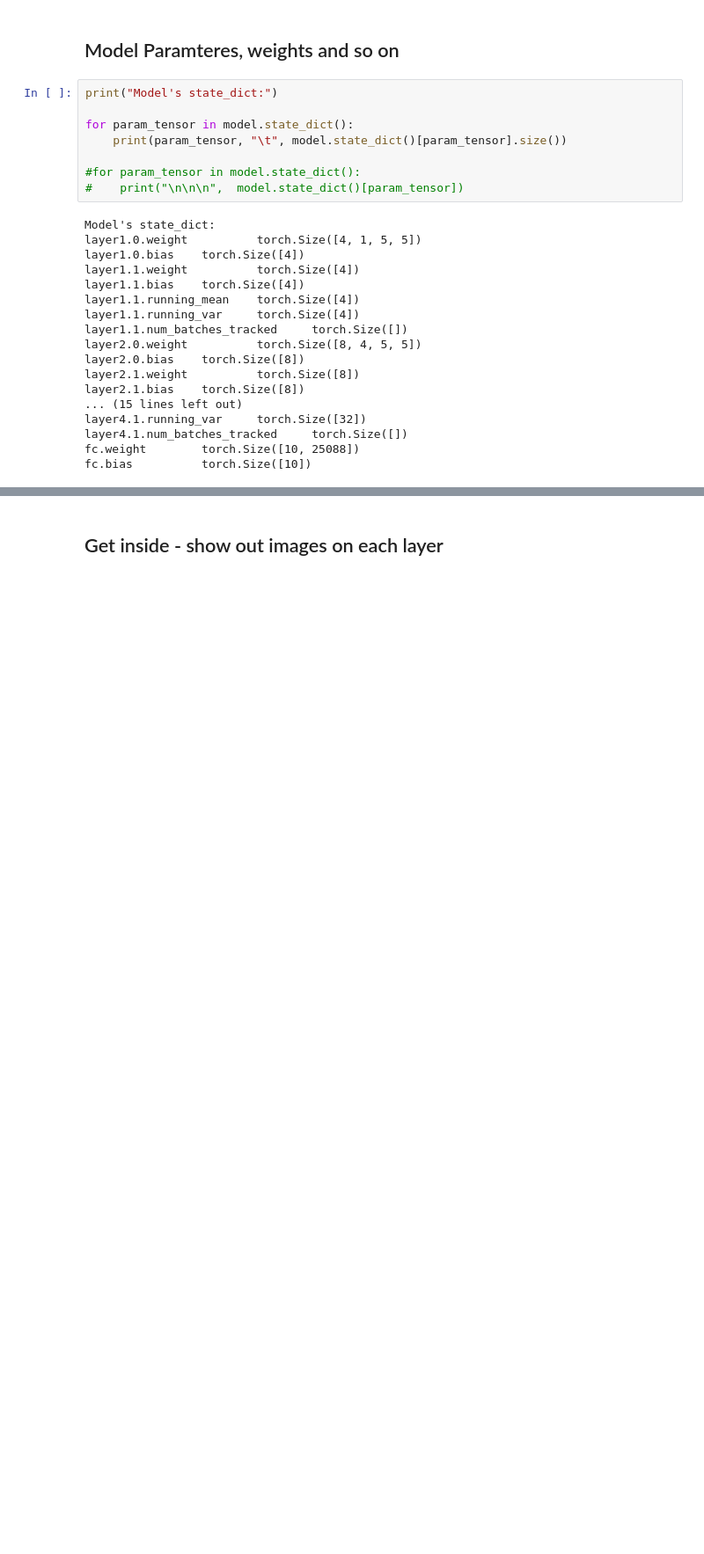
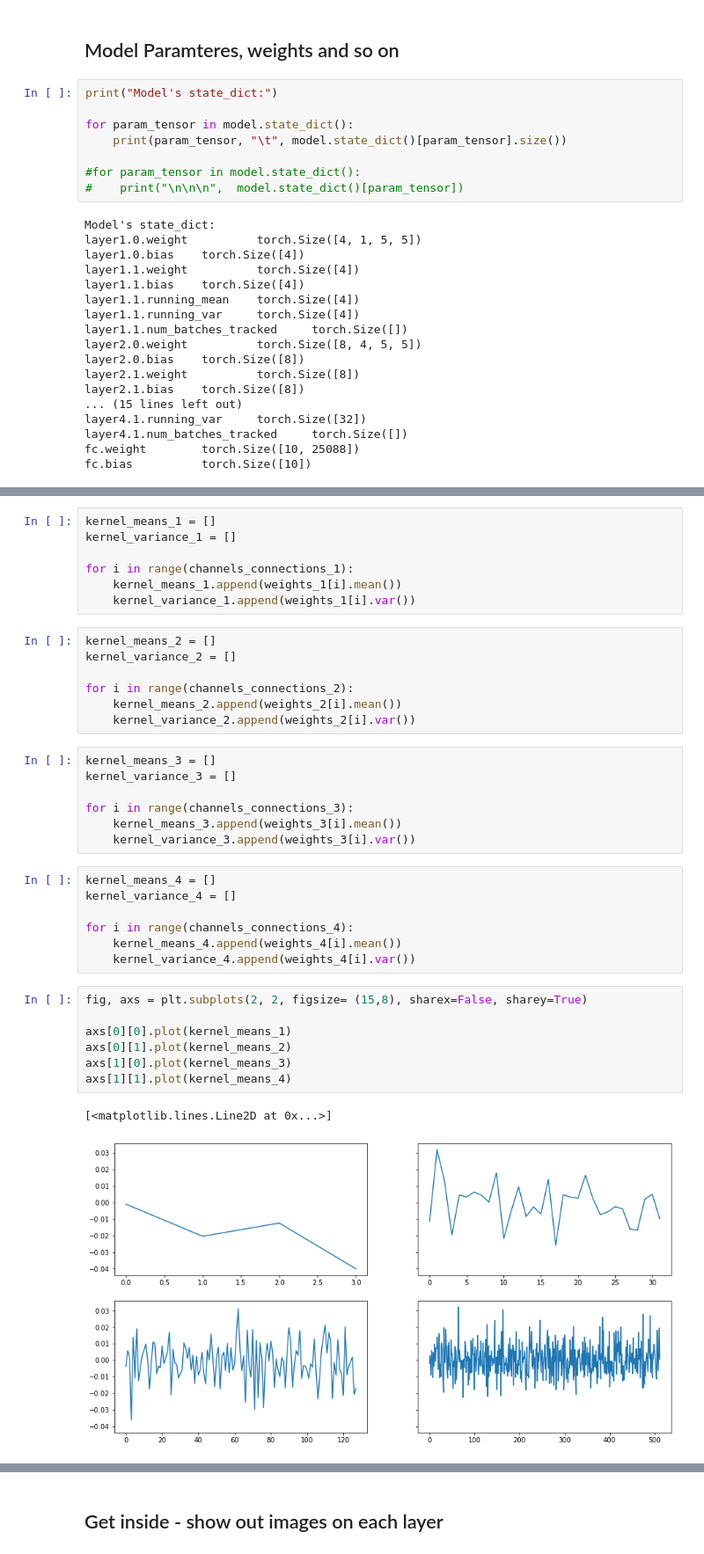
Before and after one commit to Milwa97/MasterThesis, a Jupyter notebook: ConvolutionalNN Open.ipynb, the cells around one changed output, grey strips where cells are left out. Shown at 88% size. Cells and saved outputs as stored; diff of their text form; blank space fills up the shorter version.

```diff
--- a/ConvolutionalNN Open.ipynb
+++ b/ConvolutionalNN Open.ipynb
@@ -215,0 +274,38 @@ fc.bias          torch.Size([10])
+# %%
+kernel_means_1 = []
+kernel_variance_1 = []
+
+for i in range(channels_connections_1):
+    kernel_means_1.append(weights_1[i].mean())
+    kernel_variance_1.append(weights_1[i].var())
+# %%
+kernel_means_2 = []
+kernel_variance_2 = []
+
+for i in range(channels_connections_2):
+    kernel_means_2.append(weights_2[i].mean())
+    kernel_variance_2.append(weights_2[i].var())
+# %%
+kernel_means_3 = []
+kernel_variance_3 = []
+
+for i in range(channels_connections_3):
+    kernel_means_3.append(weights_3[i].mean())
+    kernel_variance_3.append(weights_3[i].var())
+# %%
+kernel_means_4 = []
+kernel_variance_4 = []
+
+for i in range(channels_connections_4):
+    kernel_means_4.append(weights_4[i].mean())
+    kernel_variance_4.append(weights_4[i].var())
+# %%
+fig, axs = plt.subplots(2, 2, figsize= (15,8), sharex=False, sharey=True)
+
+axs[0][0].plot(kernel_means_1)
+axs[0][1].plot(kernel_means_2)
+axs[1][0].plot(kernel_means_3)
+axs[1][1].plot(kernel_means_4)
+# %% [output]
+[<matplotlib.lines.Line2D at 0x...>]
+[figure, added]
```
Also changed, not shown: parts of 8 cells of this notebook, 1 other file.
